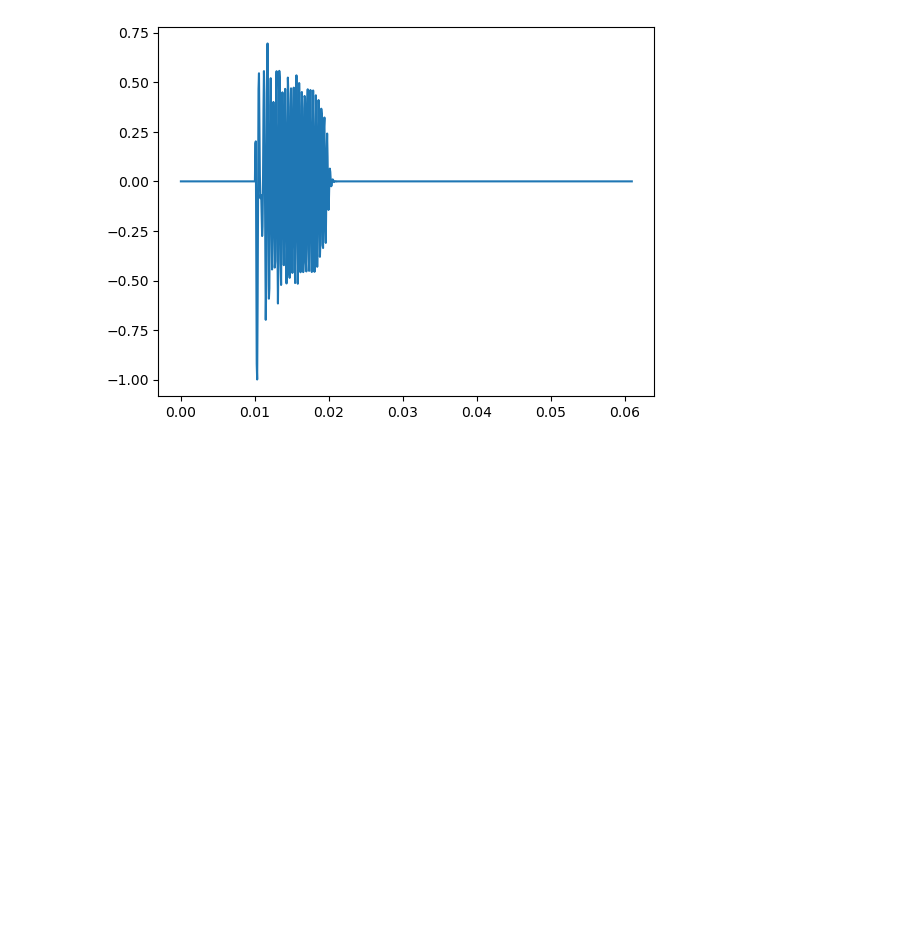
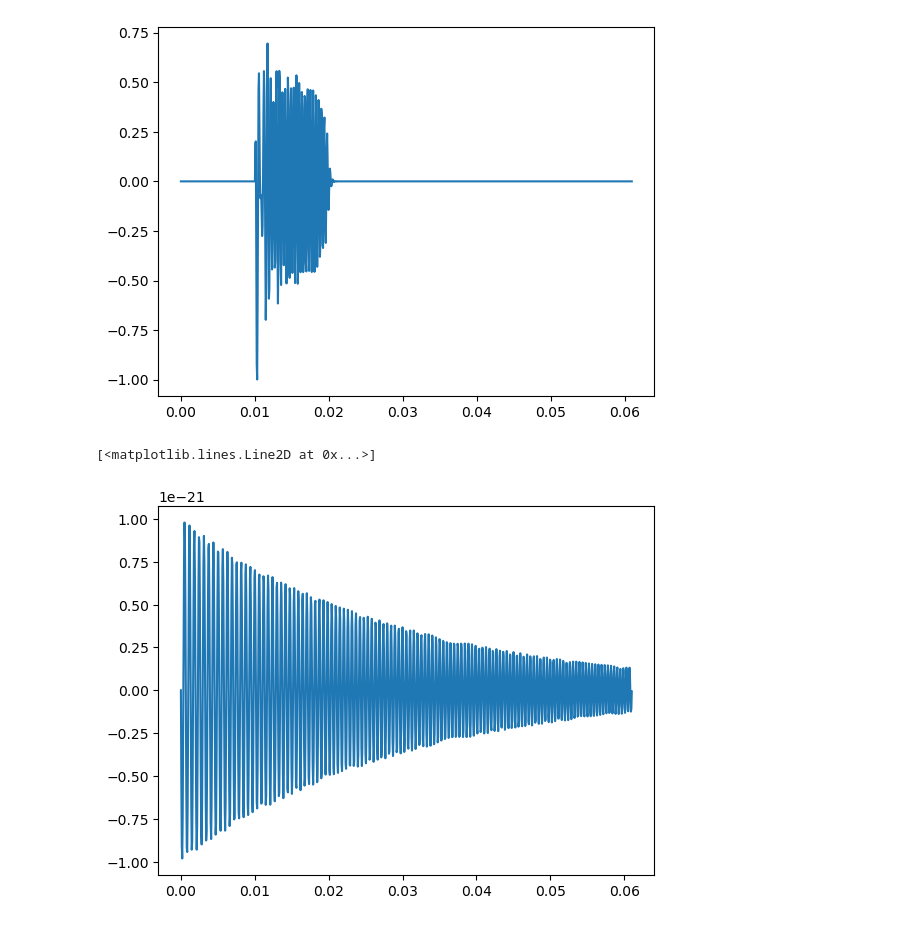
Before and after one commit to fipanther/pmtoolkit, a Jupyter notebook: test.ipynb, the cells around one changed output. Saved outputs shown, nothing was run; the diff lists cells and outputs as text; code cells hidden in the pictures; blank space fills up the shorter version.

```diff
--- a/test.ipynb
+++ b/test.ipynb
@@ -32,3 +32,17 @@ plt.plot(t, wave['plus'])
 # %% [output]
 [<matplotlib.lines.Line2D at 0x...>]
 [figure]
+# %%
+# would you prefer some sort of damped sinusoid? You're welcome
+damped_sin = pmtoolkit.damped_sinusoid_td(sampling_frequency, duration, weight = 1,
+                                                                amplitude = -21, #log_10
+                                                                damping_time = 30, # in ms
+                                                                frequency = 1500,
+                                                                phase = np.pi,
+                                                                 drift = 5)
+# %%
+plt.figure()
+plt.plot(damped_sin['time'], damped_sin['plus'])
+# %% [output]
+[<matplotlib.lines.Line2D at 0x...>]
+[figure, added]
```
Also changed, not shown: parts of 4 cells of this notebook.
